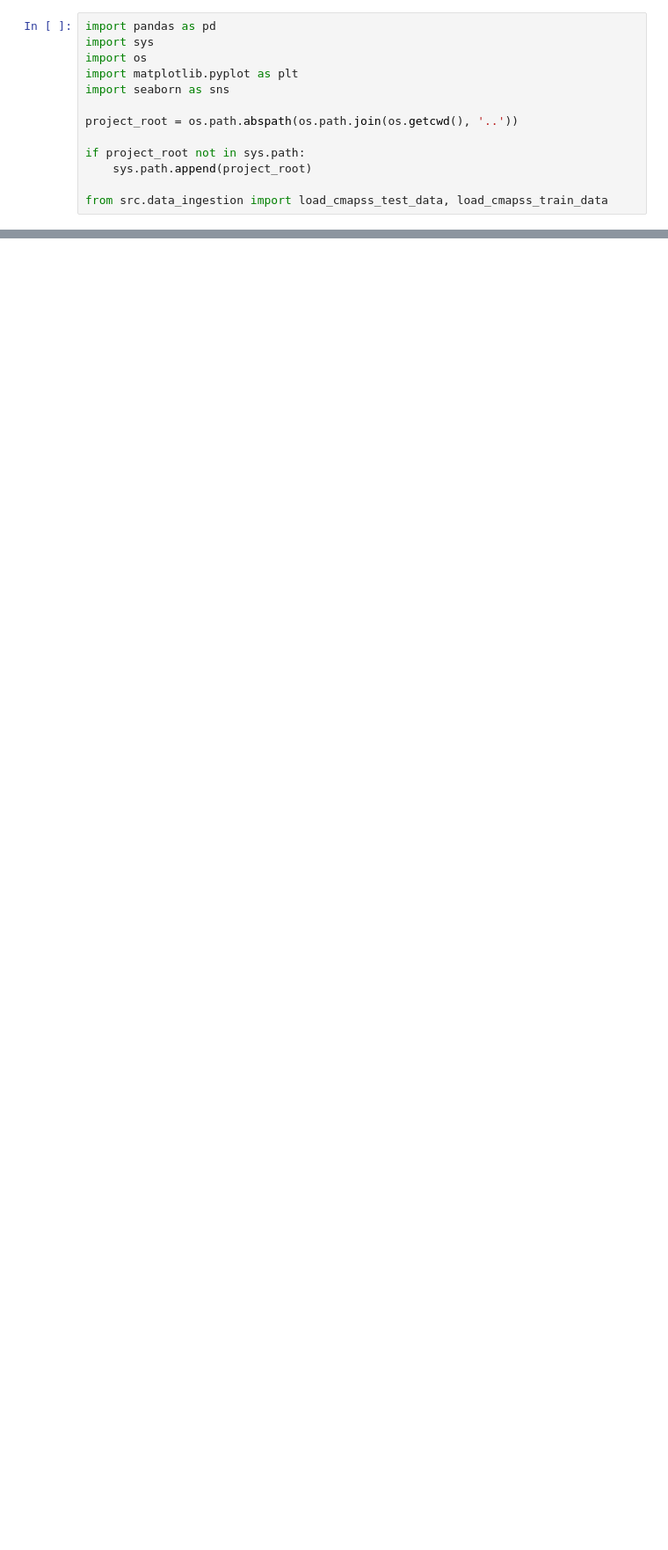
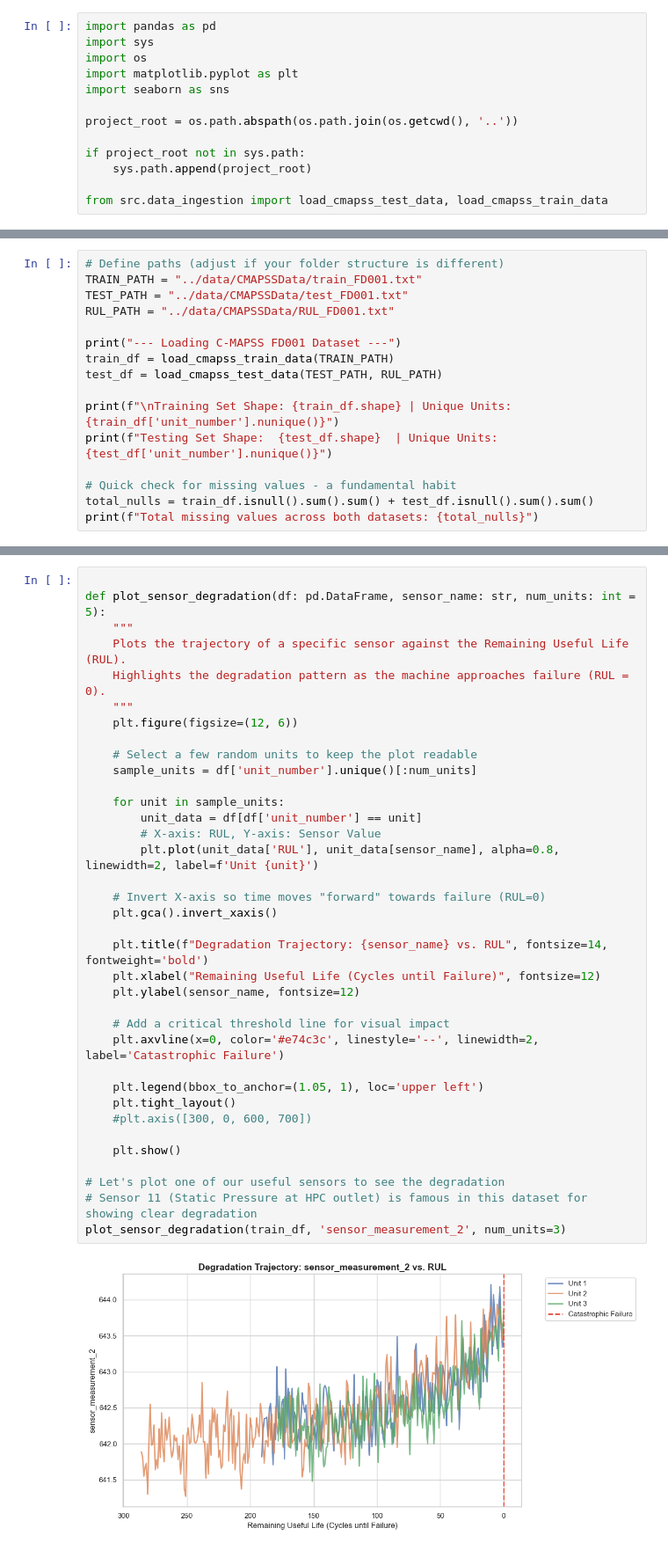
Before and after one commit to reinaldoasf/jet-engine, a Jupyter notebook: notebooks/eda.ipynb, the cells around one changed output, grey strips where cells are left out. Shown at 88% size. Cells and saved outputs as stored; diff of their text form; blank space fills up the shorter version.

Commit message:
Data analysis completed

```diff
--- a/notebooks/eda.ipynb
+++ b/notebooks/eda.ipynb
@@ -24,0 +27,16 @@ NameError: name 'sns' is not defined
+# %%
+# Define paths (adjust if your folder structure is different)
+TRAIN_PATH = "../data/CMAPSSData/train_FD001.txt"
+TEST_PATH = "../data/CMAPSSData/test_FD001.txt"
+RUL_PATH = "../data/CMAPSSData/RUL_FD001.txt"
+
+print("--- Loading C-MAPSS FD001 Dataset ---")
+train_df = load_cmapss_train_data(TRAIN_PATH)
+test_df = load_cmapss_test_data(TEST_PATH, RUL_PATH)
+
+print(f"\nTraining Set Shape: {train_df.shape} | Unique Units: {train_df['unit_number'].nunique()}")
+print(f"Testing Set Shape:  {test_df.shape}  | Unique Units: {test_df['unit_number'].nunique()}")
+
+# Quick check for missing values - a fundamental habit
+total_nulls = train_df.isnull().sum().sum() + test_df.isnull().sum().sum()
+print(f"Total missing values across both datasets: {total_nulls}")
@@ -24,0 +107,38 @@ NameError: name 'sns' is not defined
+# %%
+
+def plot_sensor_degradation(df: pd.DataFrame, sensor_name: str, num_units: int = 5):
+    """
+    Plots the trajectory of a specific sensor against the Remaining Useful Life (RUL).
+    Highlights the degradation pattern as the machine approaches failure (RUL = 0).
+    """
+    plt.figure(figsize=(12, 6))
+
+    # Select a few random units to keep the plot readable
+    sample_units = df['unit_number'].unique()[:num_units]
+
+    for unit in sample_units:
+        unit_data = df[df['unit_number'] == unit]
+        # X-axis: RUL, Y-axis: Sensor Value
+        plt.plot(unit_data['RUL'], unit_data[sensor_name], alpha=0.8, linewidth=2, label=f'Unit {unit}')
+
+    # Invert X-axis so time moves "forward" towards failure (RUL=0)
+    plt.gca().invert_xaxis()
+
+    plt.title(f"Degradation Trajectory: {sensor_name} vs. RUL", fontsize=14, fontweight='bold')
+    plt.xlabel("Remaining Useful Life (Cycles until Failure)", fontsize=12)
+    plt.ylabel(sensor_name, fontsize=12)
+
+    # Add a critical threshold line for visual impact
+    plt.axvline(x=0, color='#e74c3c', linestyle='--', linewidth=2, label='Catastrophic Failure')
+
+    plt.legend(bbox_to_anchor=(1.05, 1), loc='upper left')
+    plt.tight_layout()
+    #plt.axis([300, 0, 600, 700])
+
+    plt.show()
+
+# Let's plot one of our useful sensors to see the degradation
+# Sensor 11 (Static Pressure at HPC outlet) is famous in this dataset for showing clear degradation
+plot_sensor_degradation(train_df, 'sensor_measurement_2', num_units=3)
+# %% [output]
+[figure, added]
```
Also changed, not shown: parts of 8 cells of this notebook, 1 other file.
